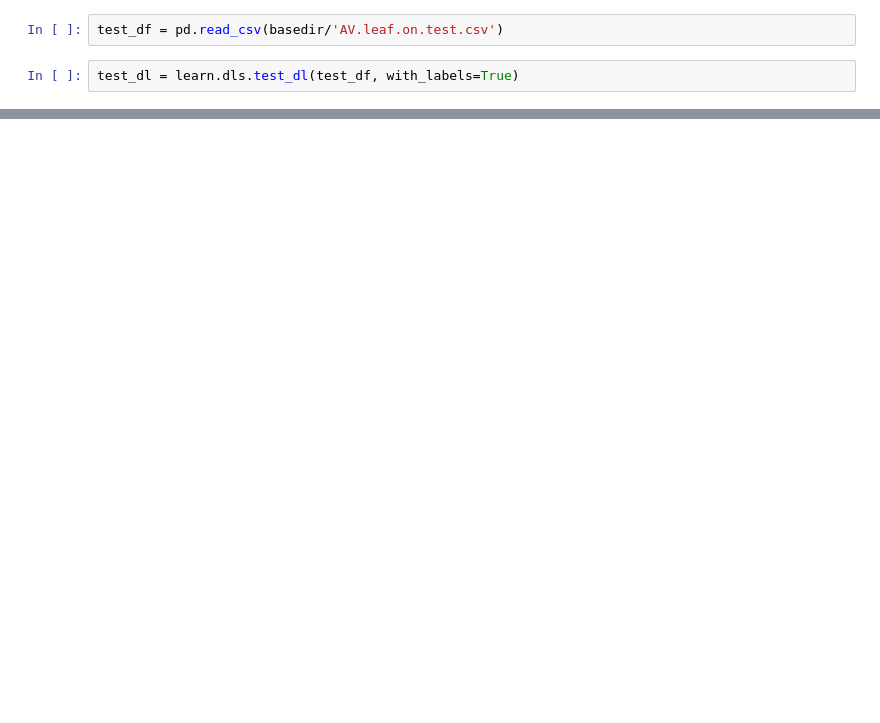
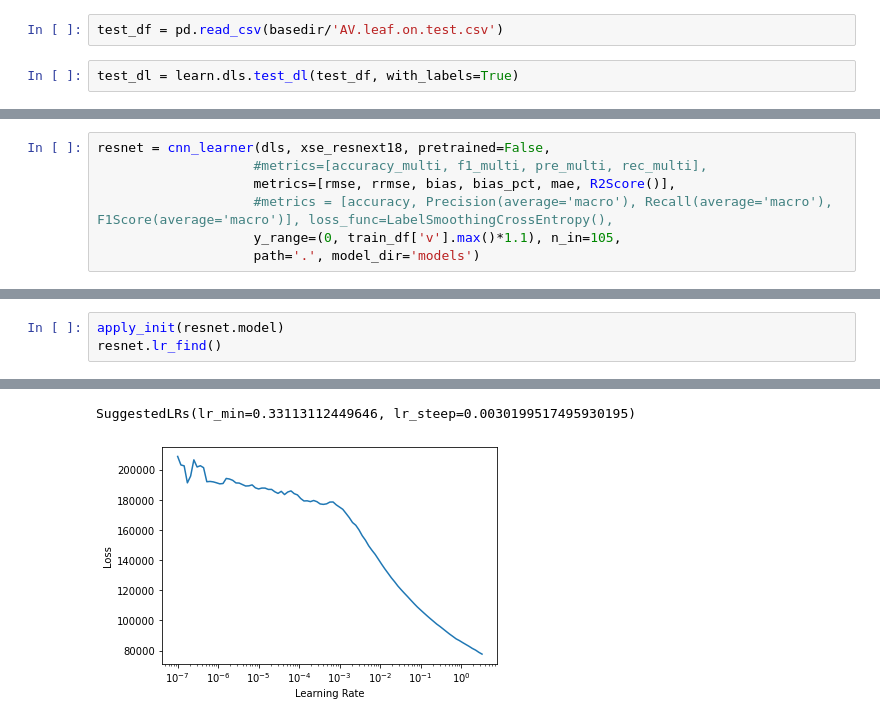
Before and after one commit to mayrajeo/enveco, a Jupyter notebook: examples/2D-CNNs.ipynb, the cells around one changed output, grey strips where cells are left out. Drawn from its saved outputs; the diff is of its cells as text; blank space fills up the shorter version.

```diff
--- a/examples/2D-CNNs.ipynb
+++ b/examples/2D-CNNs.ipynb
@@ -162,0 +165,7 @@ plt.show()
+# %%
+resnet = cnn_learner(dls, xse_resnext18, pretrained=False,
+                    #metrics=[accuracy_multi, f1_multi, pre_multi, rec_multi],
+                    metrics=[rmse, rrmse, bias, bias_pct, mae, R2Score()],
+                    #metrics = [accuracy, Precision(average='macro'), Recall(average='macro'), F1Score(average='macro')], loss_func=LabelSmoothingCrossEntropy(),
+                    y_range=(0, train_df['v'].max()*1.1), n_in=105,
+                    path='.', model_dir='models')
@@ -162,0 +193,4 @@ plt.show()
+# %%
+apply_init(resnet.model)
+resnet.lr_find()
+# %% [output]
@@ -162,0 +198,2 @@ plt.show()
+SuggestedLRs(lr_min=0.33113112449646, lr_steep=0.0030199517495930195)
+[figure, added]
```
Also changed, not shown: parts of 17 cells of this notebook, 6 other files.
